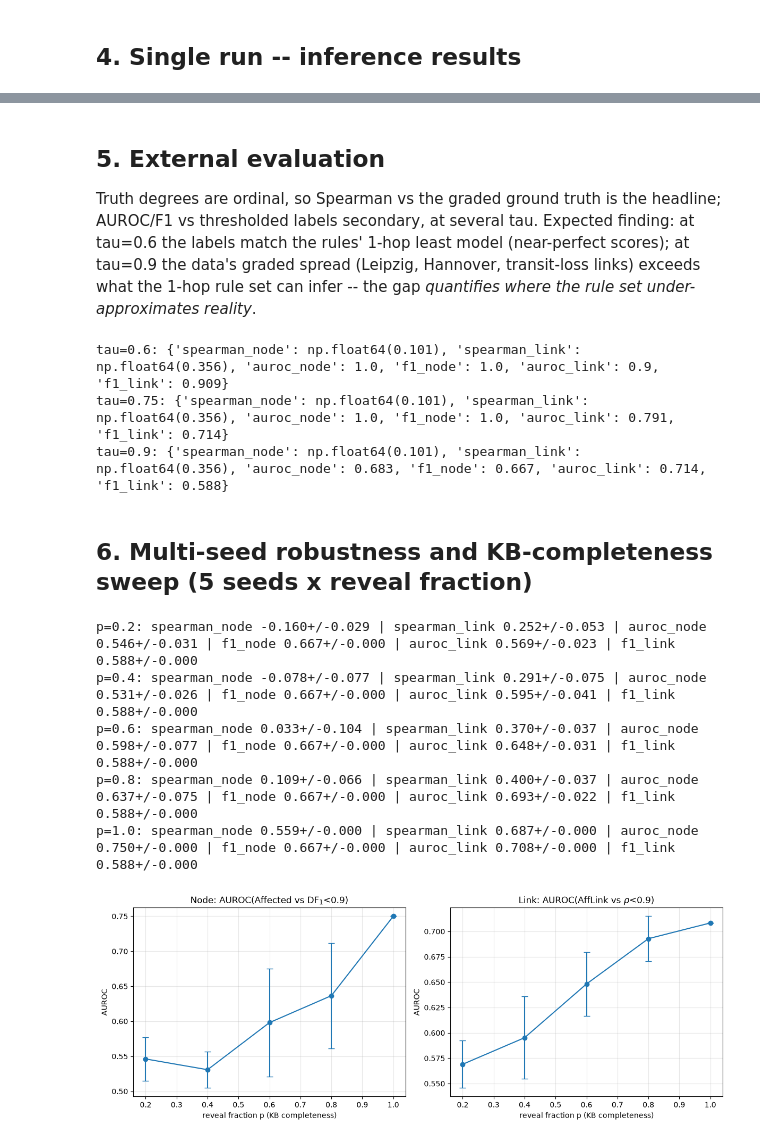
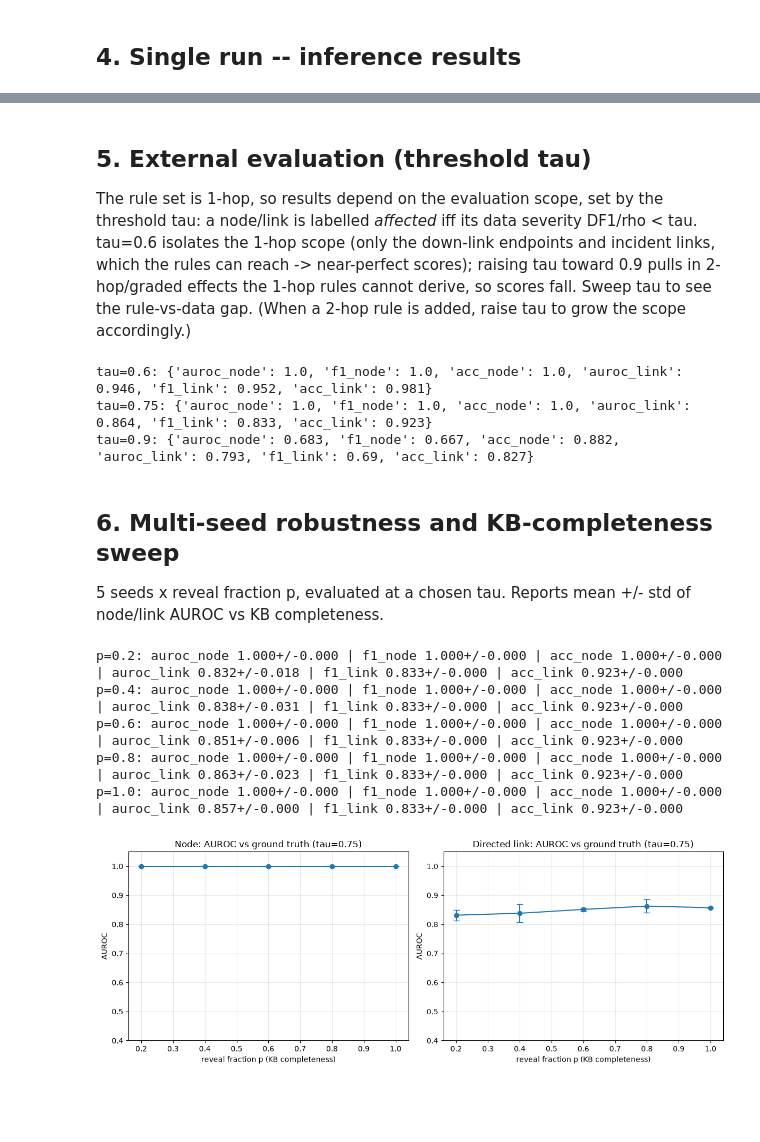
Before and after one commit to zhijin44/LogiKNet, a Jupyter notebook: P3_knowlegeembed/knowledge_embedding_designA.ipynb, the cells around one changed output, grey strips where cells are left out. Saved outputs shown, nothing was run; the diff lists cells and outputs as text; code cells hidden in the pictures; blank space fills up the shorter version.

```diff
--- a/P3_knowlegeembed/knowledge_embedding_designA.ipynb
+++ b/P3_knowlegeembed/knowledge_embedding_designA.ipynb
@@ -245,8 +252,8 @@ print(f"\nUp(down link Berlin-Hamburg) = {up_l[down_link]:.4f} (clamped evidence
 hidden = [lk for lk in links if lk not in revealed and frozenset(lk) != down_set]
 print("Up inferred on hidden links:", {f"{a}-{b}": round(up_l[(a, b)], 3) for (a, b) in hidden})
 
-print("\nAffLink(l) vs ground-truth rho; * = rule-affected (L1-L4, L18):")
-for lk in sorted(links, key=lambda x: rho_link[x]):
+print("\nAffLink(l) over DIRECTED links vs ground-truth rho; * = rule-affected (L1-L4, L18):")
+for lk in sorted(dlinks, key=lambda x: rho[x]):
     mark = "*" if frozenset(lk) == down_set or frozenset(lk) in affected_link_set else " "
-    print(f" {mark} {lk[0]:11s}-{lk[1]:11s} AffLink={aff_l[lk]:.3f}   rho={rho_link[lk]:.3f}")
+    print(f" {mark} {lk[0]:11s}->{lk[1]:11s} AffLink={aff_l[lk]:.3f}   rho={rho[lk]:.3f}")
 # %% [output]
@@ -270,33 +277,34 @@ Affected(n) truth degree vs ground-truth DF1 (sorted by DF1):
-# %% [markdown]
-## 5. External evaluation
-
-Truth degrees are ordinal, so Spearman vs the graded ground truth is the headline; AUROC/F1 vs thresholded labels secondary, at several tau. Expected finding: at tau=0.6 the labels match the rules' 1-hop least model (near-perfect scores); at tau=0.9 the data's graded spread (Leipzig, Hannover, transit-loss links) exceeds what the 1-hop rule set can infer -- the gap *quantifies where the rule set under-approximates reality*.
+# %% [markdown]
+## 5. External evaluation (threshold tau)
+
+The rule set is 1-hop, so results depend on the evaluation scope, set by the threshold tau: a node/link is labelled *affected* iff its data severity DF1/rho < tau. tau=0.6 isolates the 1-hop scope (only the down-link endpoints and incident links, which the rules can reach -> near-perfect scores); raising tau toward 0.9 pulls in 2-hop/graded effects the 1-hop rules cannot derive, so scores fall. Sweep tau to see the rule-vs-data gap. (When a 2-hop rule is added, raise tau to grow the scope accordingly.)
 # %%
+from sklearn.metrics import accuracy_score
+
 def evaluate(aff_node, aff_link, tau=0.9):
-    node_names = list(raw_nodes)
-    y_node = [1 if DF1[n] < tau else 0 for n in node_names]
-    p_node = [aff_node[n] for n in node_names]
-    y_link = [1 if rho_link[lk] < tau else 0 for lk in links]
-    p_link = [aff_link[lk] for lk in links]
-    out = {"spearman_node": spearmanr(p_node, [1 - DF1[n] for n in node_names])[0],
-           "spearman_link": spearmanr(p_link, [1 - rho_link[lk] for lk in links])[0]}
-    if 0 < sum(y_node) < len(y_node):
-        out["auroc_node"] = roc_auc_score(y_node, p_node)
-        out["f1_node"] = f1_score(y_node, [1 if p >= 0.5 else 0 for p in p_node])
-    if 0 < sum(y_link) < len(y_link):
-        out["auroc_link"] = roc_auc_score(y_link, p_link)
-        out["f1_link"] = f1_score(y_link, [1 if p >= 0.5 else 0 for p in p_link])
+    # ground truth: affected iff data severity < tau (nodes via DF1, directed links via rho)
+    yn = [int(DF1[n] < tau) for n in raw_nodes];  pn = [aff_node[n] for n in raw_nodes]
+    yl = [int(rho[lk] < tau) for lk in dlinks];   pl = [aff_link[lk] for lk in dlinks]
+    hn = [int(p >= 0.5) for p in pn];             hl = [int(p >= 0.5) for p in pl]
+    out = {}
+    if 0 < sum(yn) < len(yn):
+        out["auroc_node"] = roc_auc_score(yn, pn); out["f1_node"] = f1_score(yn, hn); out["acc_node"] = accuracy_score(yn, hn)
+    if 0 < sum(yl) < len(yl):
+        out["auroc_link"] = roc_auc_score(yl, pl); out["f1_link"] = f1_score(yl, hl); out["acc_link"] = accuracy_score(yl, hl)
     return out
 
 for tau in (0.6, 0.75, 0.9):
     print(f"tau={tau}:", {k: round(v, 3) for k, v in evaluate(aff_n, aff_l, tau).items()})
 # %% [output]
-tau=0.6: {'spearman_node': np.float64(0.101), 'spearman_link': np.float64(0.356), 'auroc_node': 1.0, 'f1_node': 1.0, 'auroc_link': 0.9, 'f1_link': 0.909}
-tau=0.75: {'spearman_node': np.float64(0.101), 'spearman_link': np.float64(0.356), 'auroc_node': 1.0, 'f1_node': 1.0, 'auroc_link': 0.791, 'f1_link': 0.714}
-tau=0.9: {'spearman_node': np.float64(0.101), 'spearman_link': np.float64(0.356), 'auroc_node': 0.683, 'f1_node': 0.667, 'auroc_link': 0.714, 'f1_link': 0.588}
+tau=0.6: {'auroc_node': 1.0, 'f1_node': 1.0, 'acc_node': 1.0, 'auroc_link': 0.946, 'f1_link': 0.952, 'acc_link': 0.981}
+tau=0.75: {'auroc_node': 1.0, 'f1_node': 1.0, 'acc_node': 1.0, 'auroc_link': 0.864, 'f1_link': 0.833, 'acc_link': 0.923}
+tau=0.9: {'auroc_node': 0.683, 'f1_node': 0.667, 'acc_node': 0.882, 'auroc_link': 0.793, 'f1_link': 0.69, 'acc_link': 0.827}
 # %% [markdown]
-## 6. Multi-seed robustness and KB-completeness sweep (5 seeds x reveal fraction)
+## 6. Multi-seed robustness and KB-completeness sweep
+
+5 seeds x reveal fraction p, evaluated at a chosen tau. Reports mean +/- std of node/link AUROC vs KB completeness.
 # %%
+EVAL_TAU = 0.75      # 1-hop scope (matches the 1-hop rule set); raise when 2-hop rules are added
 seeds = [0, 1, 2, 3, 4]
 fracs = [0.2, 0.4, 0.6, 0.8, 1.0]
 results = {}
@@ -304,30 +312,28 @@ for p in fracs:
     ms = []
     for sd in seeds:
         an, al, ul, rv, st = run_design_a(seed=sd, reveal_frac=p, n_epochs=800)
-        ms.append(evaluate(an, al, tau=0.9))
+        ms.append(evaluate(an, al, tau=EVAL_TAU))
     results[p] = ms
     agg = {k: (np.mean([m[k] for m in ms]), np.std([m[k] for m in ms])) for k in ms[0]}
     print(f"p={p}: " + " | ".join(f"{k} {mu:.3f}+/-{sd_:.3f}" for k, (mu, sd_) in agg.items()))
 # %% [output]
-p=0.2: spearman_node -0.160+/-0.029 | spearman_link 0.252+/-0.053 | auroc_node 0.546+/-0.031 | f1_node 0.667+/-0.000 | auroc_link 0.569+/-0.023 | f1_link 0.588+/-0.000
-p=0.4: spearman_node -0.078+/-0.077 | spearman_link 0.291+/-0.075 | auroc_node 0.531+/-0.026 | f1_node 0.667+/-0.000 | auroc_link 0.595+/-0.041 | f1_link 0.588+/-0.000
-p=0.6: spearman_node 0.033+/-0.104 | spearman_link 0.370+/-0.037 | auroc_node 0.598+/-0.077 | f1_node 0.667+/-0.000 | auroc_link 0.648+/-0.031 | f1_link 0.588+/-0.000
-p=0.8: spearman_node 0.109+/-0.066 | spearman_link 0.400+/-0.037 | auroc_node 0.637+/-0.075 | f1_node 0.667+/-0.000 | auroc_link 0.693+/-0.022 | f1_link 0.588+/-0.000
-p=1.0: spearman_node 0.559+/-0.000 | spearman_link 0.687+/-0.000 | auroc_node 0.750+/-0.000 | f1_node 0.667+/-0.000 | auroc_link 0.708+/-0.000 | f1_link 0.588+/-0.000
+p=0.2: auroc_node 1.000+/-0.000 | f1_node 1.000+/-0.000 | acc_node 1.000+/-0.000 | auroc_link 0.832+/-0.018 | f1_link 0.833+/-0.000 | acc_link 0.923+/-0.000
+p=0.4: auroc_node 1.000+/-0.000 | f1_node 1.000+/-0.000 | acc_node 1.000+/-0.000 | auroc_link 0.838+/-0.031 | f1_link 0.833+/-0.000 | acc_link 0.923+/-0.000
+p=0.6: auroc_node 1.000+/-0.000 | f1_node 1.000+/-0.000 | acc_node 1.000+/-0.000 | auroc_link 0.851+/-0.006 | f1_link 0.833+/-0.000 | acc_link 0.923+/-0.000
+p=0.8: auroc_node 1.000+/-0.000 | f1_node 1.000+/-0.000 | acc_node 1.000+/-0.000 | auroc_link 0.863+/-0.023 | f1_link 0.833+/-0.000 | acc_link 0.923+/-0.000
+p=1.0: auroc_node 1.000+/-0.000 | f1_node 1.000+/-0.000 | acc_node 1.000+/-0.000 | auroc_link 0.857+/-0.000 | f1_link 0.833+/-0.000 | acc_link 0.923+/-0.000
 # %%
 import matplotlib.pyplot as plt
 
 fig, axes = plt.subplots(1, 2, figsize=(12, 4.5))
-for ax, key, title in [(axes[0], "auroc_node", "Node: AUROC(Affected vs DF$_1$<0.9)"),
-                       (axes[1], "auroc_link", "Link: AUROC(AffLink vs $\\rho$<0.9)")]:
+for ax, key, title in [(axes[0], "auroc_node", f"Node: AUROC vs ground truth (tau={EVAL_TAU})"),
+                       (axes[1], "auroc_link", f"Directed link: AUROC vs ground truth (tau={EVAL_TAU})")]:
     mus = [np.mean([m[key] for m in results[p]]) for p in fracs]
     sds = [np.std([m[key] for m in results[p]]) for p in fracs]
     ax.errorbar(fracs, mus, yerr=sds, marker="o", capsize=4)
-    ax.set_xlabel("reveal fraction p (KB completeness)")
-    ax.set_ylabel("AUROC")
-    ax.set_title(title)
-    ax.grid(alpha=0.3)
+    ax.set_xlabel("reveal fraction p (KB completeness)"); ax.set_ylabel("AUROC")
+    ax.set_ylim(0.4, 1.05); ax.set_title(title); ax.grid(alpha=0.3)
 plt.tight_layout()
 plt.show()
 # %% [output]
-[figure, old version]
+[figure, new version]
```
Also changed, not shown: parts of 3 cells of this notebook, 1 other file.
